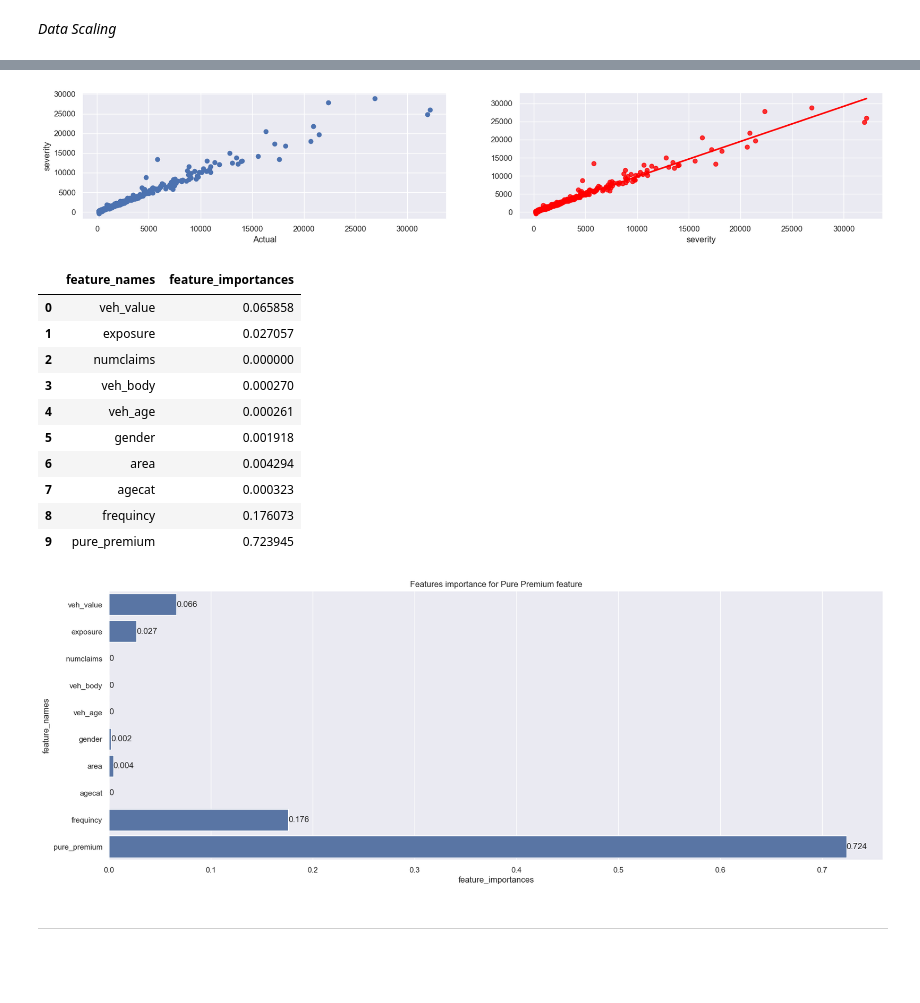
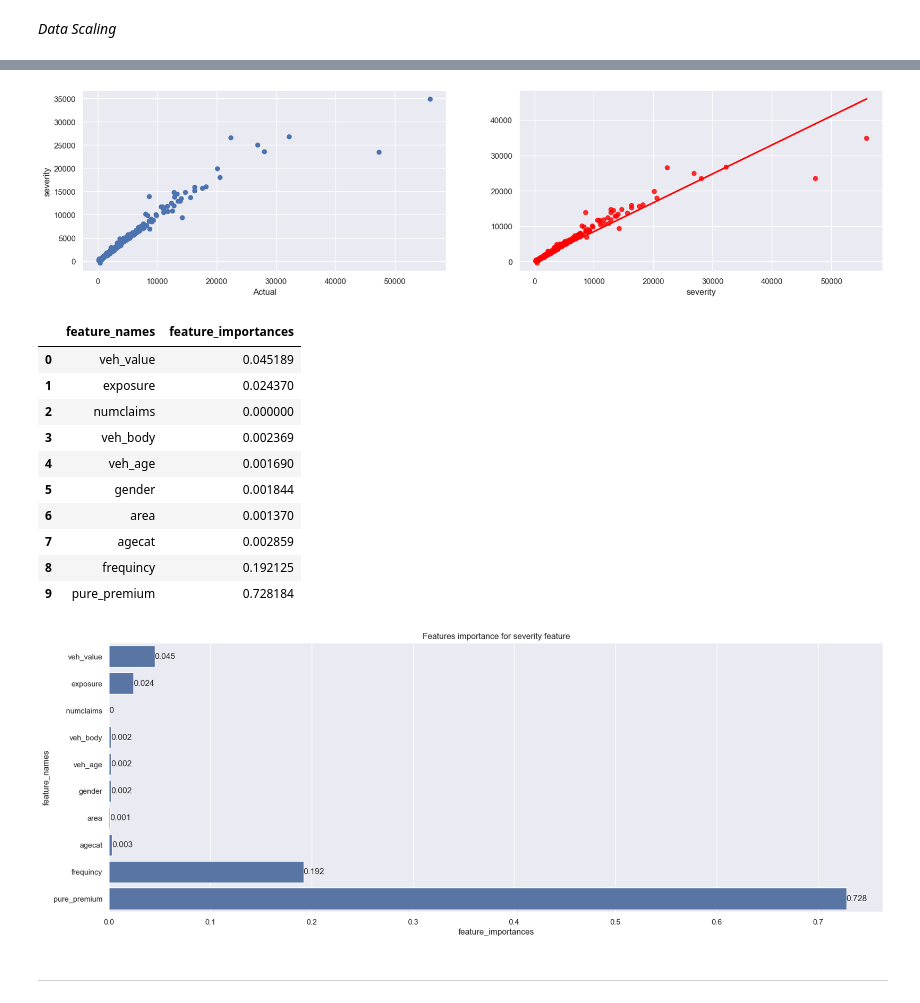
Before and after one commit to omars1234/Insurance_Analysis, a Jupyter notebook: Notebooks/Data_Regression/Severity_Regression.ipynb, the cells around one changed output, grey strips where cells are left out. Drawn from its saved outputs; the diff is of its cells as text; code cells hidden in the pictures; blank space fills up the shorter version.

```diff
--- a/Notebooks/Data_Regression/Severity_Regression.ipynb
+++ b/Notebooks/Data_Regression/Severity_Regression.ipynb
@@ -221,10 +221,10 @@ GradientBoostingRegressor_best_paramerts
 # %%
 model=GradientBoostingRegressor(
     subsample=0.8,
-    n_estimators= 110,
+    n_estimators= 100,
     min_samples_split= 4,
     min_samples_leaf= 1,
-    max_depth= 3,
+    max_depth= 4,
     learning_rate=0.1).fit(x_train,y_train)
 # %%
 predicted=model.predict(x_test)
@@ -238,7 +238,7 @@ plt.ylabel('severity');
 plt.subplot(222)
 sns.regplot(x=y_test,y=predicted,ci=None,color ='red');
 # %% [output]
-[figure, old version]
+[figure, new version]
 # %%
 model.feature_names_in_=x.columns
 # %%
@@ -248,15 +248,15 @@ importance=pd.concat([pd.DataFrame(model.feature_names_in_,columns=["feature_nam
 importance
 # %% [output]
 |  | feature_names | feature_importances |
-| 0 | veh_value | 0.065858 |
-| 1 | exposure | 0.027057 |
+| 0 | veh_value | 0.045189 |
+| 1 | exposure | 0.024370 |
 | 2 | numclaims | 0.000000 |
-| 3 | veh_body | 0.000270 |
-| 4 | veh_age | 0.000261 |
-| 5 | gender | 0.001918 |
-| 6 | area | 0.004294 |
-| 7 | agecat | 0.000323 |
-| 8 | frequincy | 0.176073 |
-| 9 | pure_premium | 0.723945 |
+| 3 | veh_body | 0.002369 |
+| 4 | veh_age | 0.001690 |
+| 5 | gender | 0.001844 |
+| 6 | area | 0.001370 |
+| 7 | agecat | 0.002859 |
+| 8 | frequincy | 0.192125 |
+| 9 | pure_premium | 0.728184 |
 # %%
 PurePremiumImportanceTabel=importance.sort_values(by='feature_importances',ascending=False)
@@ -264,10 +264,10 @@ PurePremiumImportanceTabel.to_pickle("C:/Users/Omar/Desktop/Omar_Files/Python_An
 # %%
 matplotlib.rcParams["figure.figsize"]=(20,7)
 ax=sns.barplot(x=np.round(importance["feature_importances"],3),y=importance["feature_names"])
-plt.title('Features importance for Pure Premium feature')
+plt.title('Features importance for severity feature')
 ax.bar_label(ax.containers[0]);
-plt.savefig('C:/Users/Omar/Desktop/Omar_Files/Python_Analysis/Auto_Insurance/App/Feature_importance_Graph/PurePremium_featureImportanc',dpi=500);
+plt.savefig('C:/Users/Omar/Desktop/Omar_Files/Python_Analysis/Auto_Insurance/App/Feature_importance_Graph/Severity_featureImportanc',dpi=500);
 # %% [output]
-[figure, old version]
+[figure, new version]
 # %%
 import pickle
```
Also changed, not shown: parts of 7 cells of this notebook, 2 other files.
